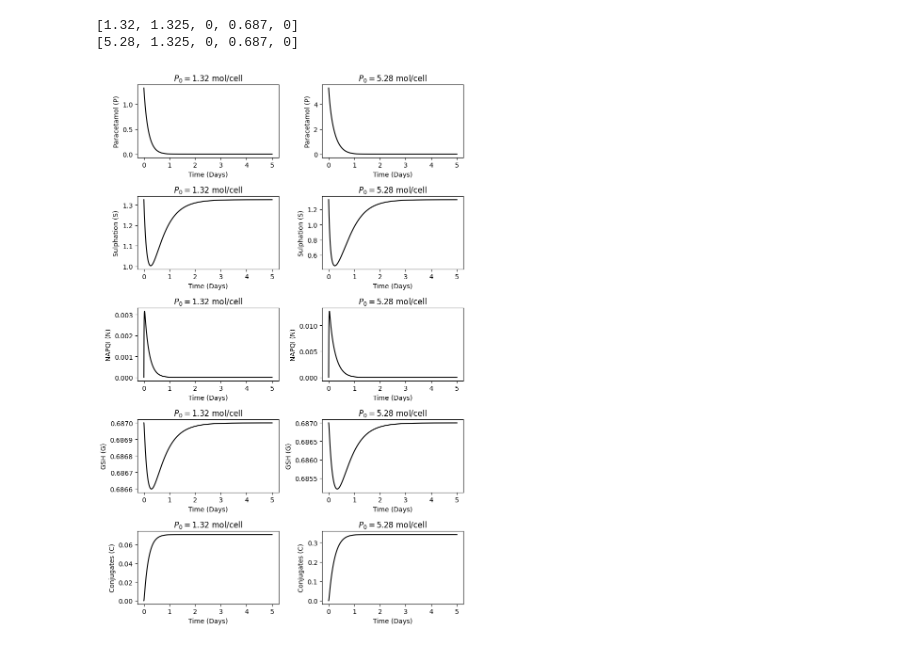
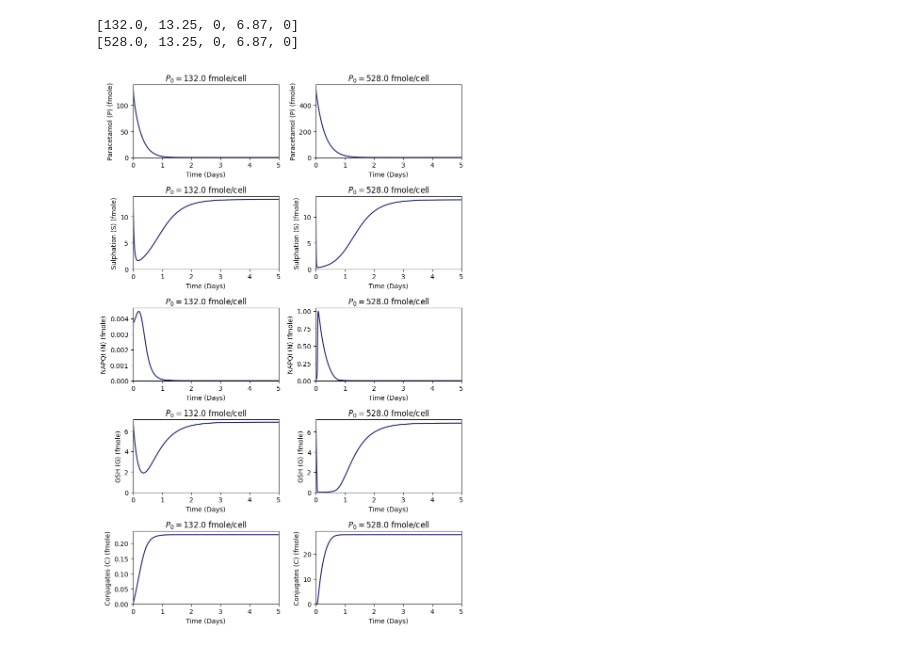
Before and after one commit to magicplankton/BIOL-AMATH-382-Project, a Jupyter notebook: simulation.ipynb, the cells around one changed output. Cells and saved outputs as stored; diff of their text form; code cells hidden in the pictures.

Commit message:
mol --> fmoles

```diff
--- a/simulation.ipynb
+++ b/simulation.ipynb
@@ -29,50 +29,50 @@ def dFdt_original(F,t):
     return dF
 
 ### Parameters ###
-# I commented out the order of magnitude from all the very large/very small parameters
-# This still needs to be fixed, since the parameters are different relative to each other
-# But it makes the plots look like Figure 4 in the paper.
-d_G = 2
-b_G = 1.374#e-14
-k_GSH = 1.6#e18
-k_G = 2.99
-k_s = 2.26#e14
-b_s = 2.65#e-14
-d_s = 2
-k_450 = 0.315
-k_N = 0.0315
-k_PSH = 110
+# Note: 1 femtomole (fmole) = 10^-15 mol
+d_G = 2 # 1/day
+b_G = (1.374e-14) * 10**15 # femtomoles/cell/day
+k_GSH = (1.6e18) * 10**-15 # cell/femtomoles/day
+k_G = 2.99 # 1/day
+k_s = (2.26e14) * 10**-15 # cell/femtomoles/day
+b_s = (2.65e-14) * 10**15 # femtomoles/cell/day
+d_s = 2 # 1/day
+k_450 = 0.315 # 1/day
+k_N = 0.0315 # 1/day
+k_PSH = 110 # 1/day
 
 # Times
 t_min = 0
 t_max = 5
 dt = 0.001
 times = np.arange(t_min, t_max+dt, dt) #generate time-grid list
 
 ### Simulation ###
 
 # titles for plots:
 variables = ["Paracetamol (P)", "Sulphation (S)", "NAPQI (N)", "GSH (G)", "Conjugates (C)"]
 # the 2 initial conditions for P0 that the paper used:
-P0 = [1.32, 5.28]
+P0 = [(1.32e-13) * 10**15, (5.28e-13) * 10**15] # femtomoles/cell
 
 fig, axes = plt.subplots(5, 2, figsize=(8, 12))
 
 for i, initial_P0 in enumerate(P0):
     # Running a simulation for each case of P0:
     F0 = [initial_P0, b_s/d_s, 0, b_G/d_G, 0]
     print(F0)
     F = odeint(dFdt_original, F0, times)  # Run simulation
     for j, variable in enumerate(variables):
         # Plotting each subplot:
-        axes[j, i].plot(times, F[:,j], 'k')
+        axes[j, i].plot(times, F[:,j], color='midnightblue')
         axes[j, i].set_xlabel("Time (Days)")
-        axes[j, i].set_ylabel(f"{variables[j]}")
-        axes[j, i].set_title(f"$P_0 = {initial_P0}$ mol/cell")
+        axes[j, i].set_ylabel(f"{variables[j]} (fmole)")
+        axes[j, i].set_title(f"$P_0 = {initial_P0}$ fmole/cell")
+        axes[j, i].set_xlim(0, 5)
+        axes[j, i].set_ylim(0,)
 
 plt.tight_layout()
 plt.show()
 # %% [output]
-[1.32, 1.325, 0, 0.687, 0]
-[5.28, 1.325, 0, 0.687, 0]
+[132.0, 13.25, 0, 6.87, 0]
+[528.0, 13.25, 0, 6.87, 0]
-[figure, old version]
+[figure, new version]
```
